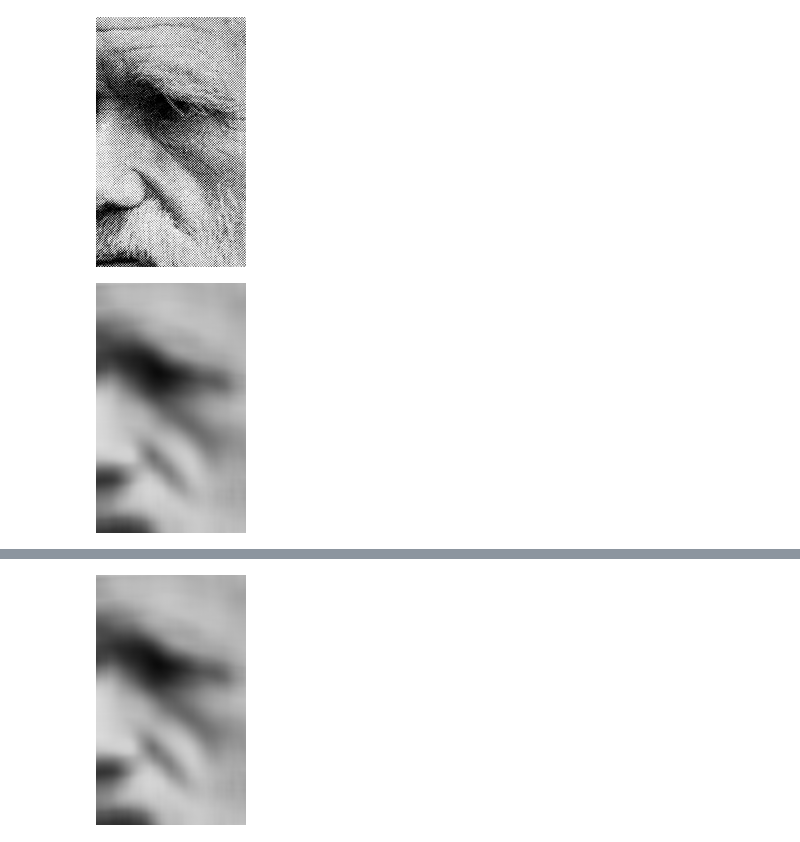
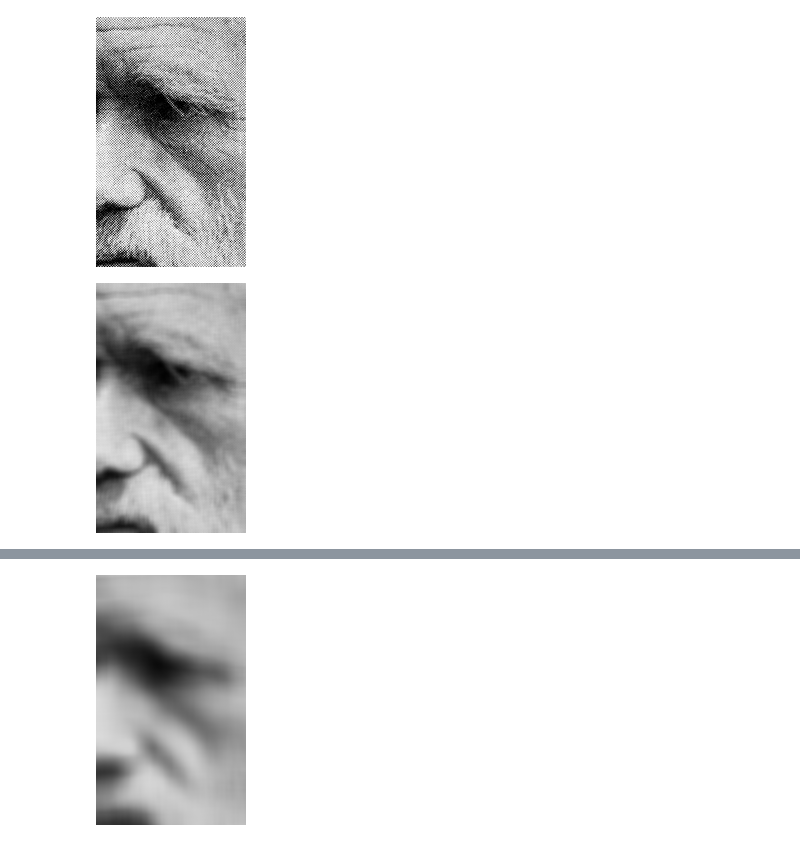
Before and after one commit to mivt18/02blur, a Jupyter notebook: 02blur.ipynb, the cells around one changed output, grey strips where cells are left out. Cells and saved outputs as stored; diff of their text form; code cells hidden in the pictures.

```diff
--- a/02blur.ipynb
+++ b/02blur.ipynb
@@ -3,7 +3,7 @@ from PIL import Image
 from math import pi, log, exp
 import numpy as np
 
-img = Image.open('darwin.png')
+img = Image.open('darwin.jpg')
 img.load()
 
 print(img.size)
@@ -41,7 +41,7 @@ def blur_py(img, r):
             b[i,j] = s / n
     return Image.fromarray(b)
 # %%
-blur_py(pic, 10)
+blur_py(pic, 3)
 # %% [output]
-[figure, old version]
+[figure, new version]
 # %%
```
Also changed, not shown: parts of 7 cells of this notebook, 1 other file.
